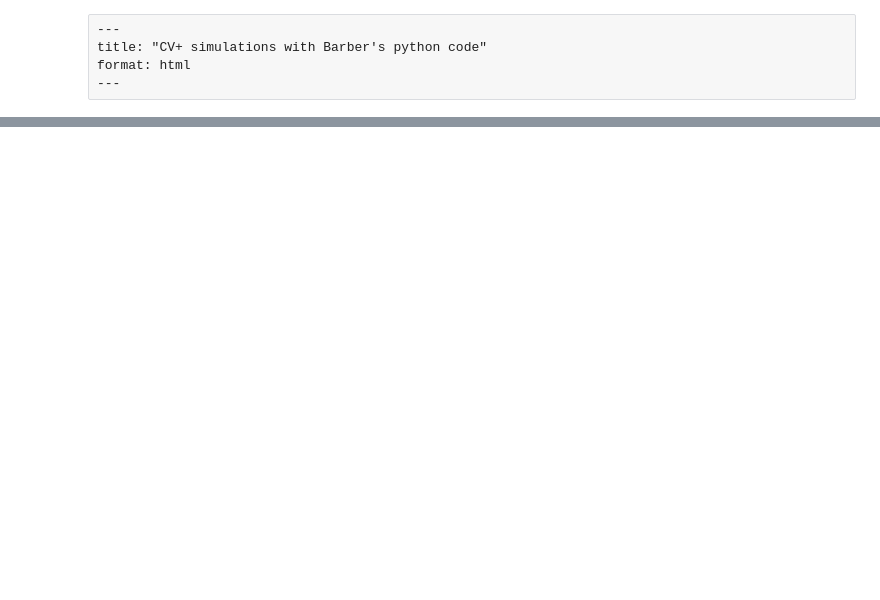
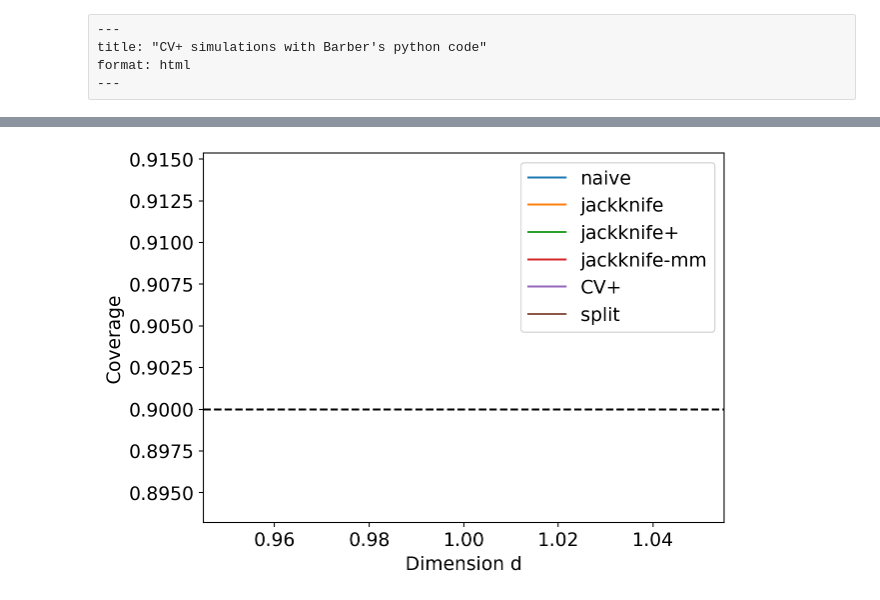
Before and after one commit to fboehm/simple-CVplus-sims, a Jupyter notebook: barber-JK+.ipynb, the cells around one changed output, grey strips where cells are left out. Saved outputs shown, nothing was run; the diff lists cells and outputs as text; code cells hidden in the pictures; blank space fills up the shorter version.

```diff
--- a/barber-JK+.ipynb
+++ b/barber-JK+.ipynb
@@ -174,59 +176,61 @@ SNR = 10
 ntrial = 50
 alpha = 0.1
 #dim_vals = np.arange(5,205,5)
-d = 1
+dim_vals = np.arange(1,2,1)
+
 if(run_full_CP):
     method_names = ['naive','jackknife','jackknife+','jackknife-mm','CV+','split', 'full']
 else:
     method_names = ['naive','jackknife','jackknife+','jackknife-mm','CV+','split']
 # %%
-X1 = np.random.normal(size=(n1,d))
-Y1 = X1.dot(beta) + np.random.normal(size=n1)
-
-
 for n in n_vals:
     results = pd.DataFrame(columns = ['itrial','d','method','coverage','width'])
-    for itrial in range(ntrial):
-        beta = np.random.normal(size=d)
-        beta = beta/np.sqrt((beta**2).sum()) * np.sqrt(SNR)
-        X = np.random.normal(size=(n,d))
-        Y = X.dot(beta) + np.random.normal(size=n)
+    for d in dim_vals:
+        for itrial in range(ntrial):
+            beta = np.random.normal(size=d)
+            beta = beta/np.sqrt((beta**2).sum()) * np.sqrt(SNR)
+            X = np.random.normal(size=(n,d))
+            Y = X.dot(beta) + np.random.normal(size=n)
 
-        min_Y = Y.min() - 0.1 * (Y.max()-Y.min())
-        max_Y = Y.max() + 0.1 * (Y.max()-Y.min())
+            min_Y = Y.min() - 0.1 * (Y.max()-Y.min())
+            max_Y = Y.max() + 0.1 * (Y.max()-Y.min())
 
+            X1 = np.random.normal(size=(n1,d))
+            Y1 = X1.dot(beta) + np.random.normal(size=n1)
 
-        PIs = compute_PIs(X,Y,X1,alpha,leastsq_minL2, min_Y, max_Y, run_full_CP)
-        for method in method_names:
-            coverage = ((PIs[method]['lower'] <= Y1)&(PIs[method]['upper'] >= Y1)).mean()
-            width = (PIs[method]['upper'] - PIs[method]['lower']).mean()
-            results.loc[len(results)]=[itrial,d,method,coverage,width]
+            PIs = compute_PIs(X,Y,X1,alpha,leastsq_minL2, min_Y, max_Y, run_full_CP)
+            for method in method_names:
+                coverage = ((PIs[method]['lower'] <= Y1)&(PIs[method]['upper'] >= Y1)).mean()
+                width = (PIs[method]['upper'] - PIs[method]['lower']).mean()
+                results.loc[len(results)]=[itrial,d,method,coverage,width]
 
     results.to_csv('jackknife_simulation_results-' + str(n) + '.csv',index=False)
     # plot simulation results
- #   plt.rcParams.update({'font.size': 14})
+    plt.rcParams.update({'font.size': 14})
 
-#    plt.axhline(1-alpha,linestyle='dashed',c='k')
-#    for method in method_names:
-#        coverage_mean = results[results['method']==method].groupby('d')['coverage'].mean()
-#        coverage_SE = results[results['method']==method].groupby('d')['coverage'].std()\
-#            /np.sqrt(ntrial)
-#        plt.plot(dim_vals,coverage_mean,label=method)
-#        plt.fill_between(dim_vals,coverage_mean-coverage_SE,coverage_mean+coverage_SE,alpha = 0.25)
-#    plt.xlabel('Dimension d')
-#    plt.ylabel('Coverage')
-#    plt.legend()
-#    plt.savefig('jackknife_simulation_coverage-' + str(n) + '.png',dpi=400,bbox_inches='tight')
-#    plt.show()
+    plt.axhline(1-alpha,linestyle='dashed',c='k')
+    for method in method_names:
+        coverage_mean = results[results['method']==method].groupby('d')['coverage'].mean()
+        coverage_SE = results[results['method']==method].groupby('d')['coverage'].std()\
+            /np.sqrt(ntrial)
+        plt.plot(dim_vals,coverage_mean,label=method)
+        plt.fill_between(dim_vals,coverage_mean-coverage_SE,coverage_mean+coverage_SE,alpha = 0.25)
+    plt.xlabel('Dimension d')
+    plt.ylabel('Coverage')
+    plt.legend()
+    plt.savefig('jackknife_simulation_coverage-' + str(n) + '.png',dpi=400,bbox_inches='tight')
+    plt.show()
 
-#    plt.axhline(1-alpha,linestyle='dashed',c='k')
-#    for method in method_names:
-#        width_mean = results[results['method']==method].groupby('d')['width'].mean()
-#        width_SE = results[results['method']==method].groupby('d')['width'].std()/np.sqrt(ntrial)
-#        plt.plot(dim_vals,width_mean,label=method)
-#        plt.fill_between(dim_vals,width_mean-width_SE,width_mean+width_SE,alpha = 0.25)
-#    plt.ylim(0,20)
-#    plt.xlabel('Dimension d')
-#    plt.ylabel('Interval width')
-#    plt.savefig('jackknife_simulation_width_zoomin-' + str(n) + '.png',dpi=400,bbox_inches='tight')
-#    plt.show()
+    plt.axhline(1-alpha,linestyle='dashed',c='k')
+    for method in method_names:
+        width_mean = results[results['method']==method].groupby('d')['width'].mean()
+        width_SE = results[results['method']==method].groupby('d')['width'].std()/np.sqrt(ntrial)
+        plt.plot(dim_vals,width_mean,label=method)
+        plt.fill_between(dim_vals,width_mean-width_SE,width_mean+width_SE,alpha = 0.25)
+    plt.ylim(0,20)
+    plt.xlabel('Dimension d')
+    plt.ylabel('Interval width')
+    plt.savefig('jackknife_simulation_width_zoomin-' + str(n) + '.png',dpi=400,bbox_inches='tight')
+    plt.show()
+# %% [output]
+[figure, added]
```
Also changed, not shown: parts of 2 cells of this notebook, 6 other files.
